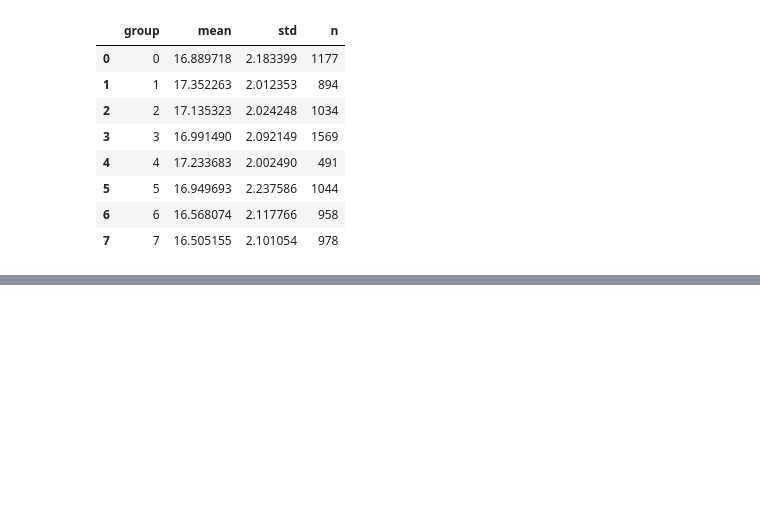
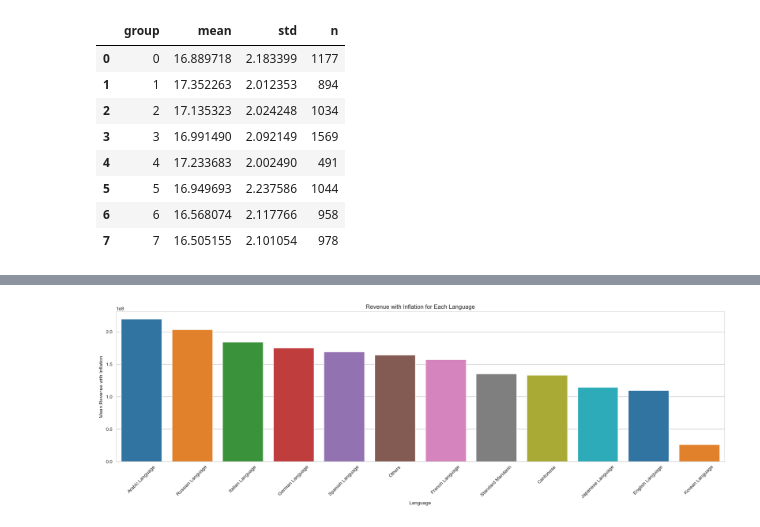
Before and after one commit to Ousso11/ADAFlix, a Jupyter notebook: graphs_for_story.ipynb, the cells around one changed output, grey strips where cells are left out. Cells and saved outputs as stored; diff of their text form; code cells hidden in the pictures; blank space fills up the shorter version.

```diff
--- a/graphs_for_story.ipynb
+++ b/graphs_for_story.ipynb
@@ -625,0 +780,65 @@ fig.show()
+# %%
+# Load the data
+path = "csv_for_story/languages_df_grouped_jerry.csv"
+movie_languages_df_grouped = pd.read_csv(path)
+# %%
+# Set a threshold count for the number of movies in a language
+threshold = 50
+
+# Select languages with a count greater than the threshold
+top_movie_languages_df = movie_languages_df_grouped[movie_languages_df_grouped["count"] > threshold]
+
+# Select languages with a count less than or equal to the threshold
+other_movie_language = movie_languages_df_grouped[movie_languages_df_grouped["count"] <= threshold]
+
+# Calculate the average revenue of languages not in the list
+others_revenue_mean = (np.sum(other_movie_language['Revenue with inflation'] * other_movie_language['count'])) / other_movie_language['count'].sum()
+others_log_revenue_mean = (np.sum(other_movie_language['log_revenues'] * other_movie_language['count'])) / other_movie_language['count'].sum()
+
+# Calculate the counts of languages not in the list
+others_count = other_movie_language['count'].sum()
+
+# Create a new row for 'Others' with the calculated average revenue
+others_row = pd.DataFrame({
+    'Language': ['Others'],
+    'count': [others_count],
+    'Revenue with inflation': [others_revenue_mean],
+    'log_revenues': [others_log_revenue_mean]
+})
+
+# Concatenate the new row to the existing DataFrame
+movie_languages_categories = pd.concat([top_movie_languages_df, others_row], ignore_index=True)
+
+# Use different colors for each genre
+colors = plt.cm.tab10.colors
+
+# Set up a multi-plot grid for two plots
+fig, (ax1) = plt.subplots(1, 1, figsize=(18, 6))
+
+# Sort the DataFrame by 'Revenue with inflation' in descending order for the barplot
+movie_languages_categories_sorted = movie_languages_categories.sort_values('Revenue with inflation', ascending=False)
+
+# Create a bar plot for 'Revenue with inflation'
+sns.barplot(x='Language', y='Revenue with inflation', data=movie_languages_categories_sorted, palette=colors, ax=ax1)
+ax1.set_title('Revenue with Inflation for Each Language')
+ax1.set_xlabel('Language')
+ax1.set_ylabel('Mean Revenue with Inflation')
+ax1.tick_params(axis='x', rotation=45)
+
+# Sort the DataFrame by 'log_revenues' in descending order for the barplot
+movie_languages_categories_sorted = movie_languages_categories.sort_values('log_revenues', ascending=False)
+
+# Create a bar plot for 'log_revenues'
+'''sns.barplot(x='Language', y='log_revenues', data=movie_languages_categories_sorted, palette=colors, ax=ax2)
+ax2.set_title('Mean Log Revenue for Each Language')
+ax2.set_xlabel('Language')
+ax2.set_ylabel('Mean Log Revenue')
+ax2.tick_params(axis='x', rotation=45)'''
+
+# Ensure everything fits well in the plot area
+plt.tight_layout()
+
+# Show the plot
+plt.show()
+# %% [output]
+[figure, added]
```
Also changed, not shown: parts of 16 cells of this notebook, 24 other files.
